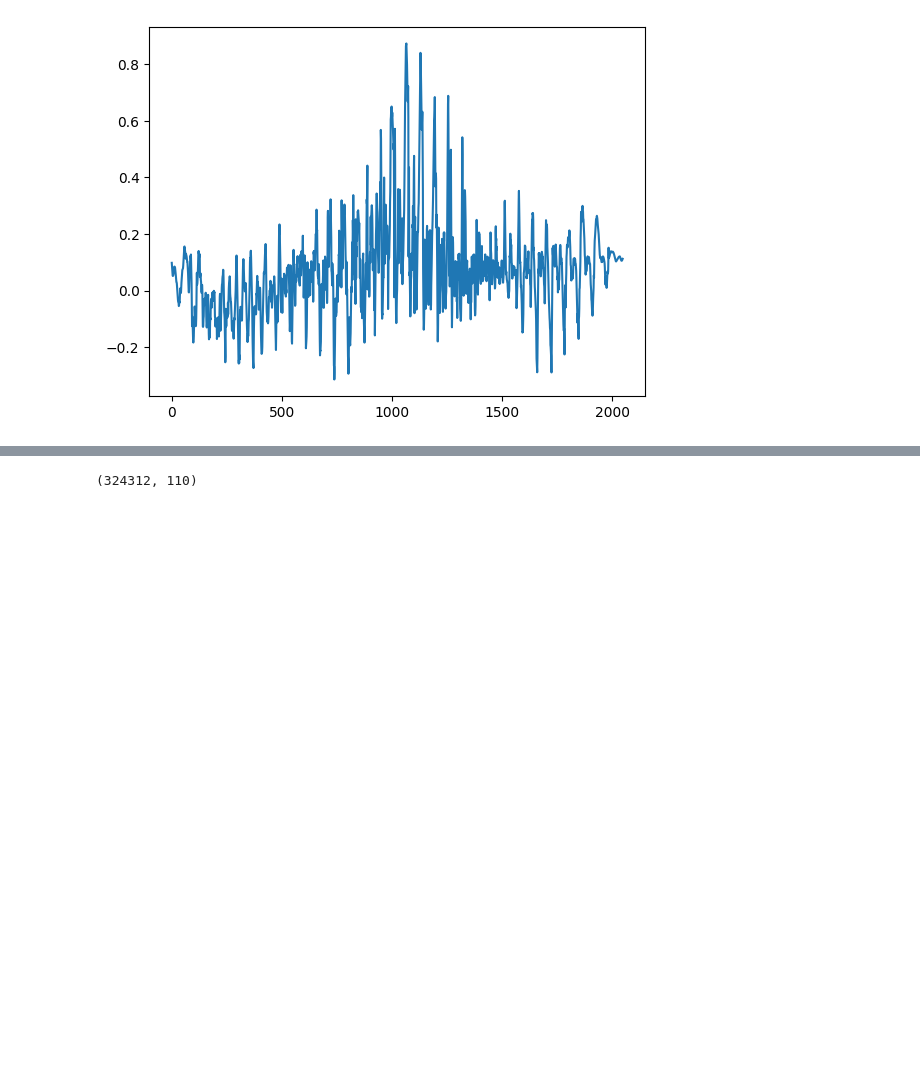
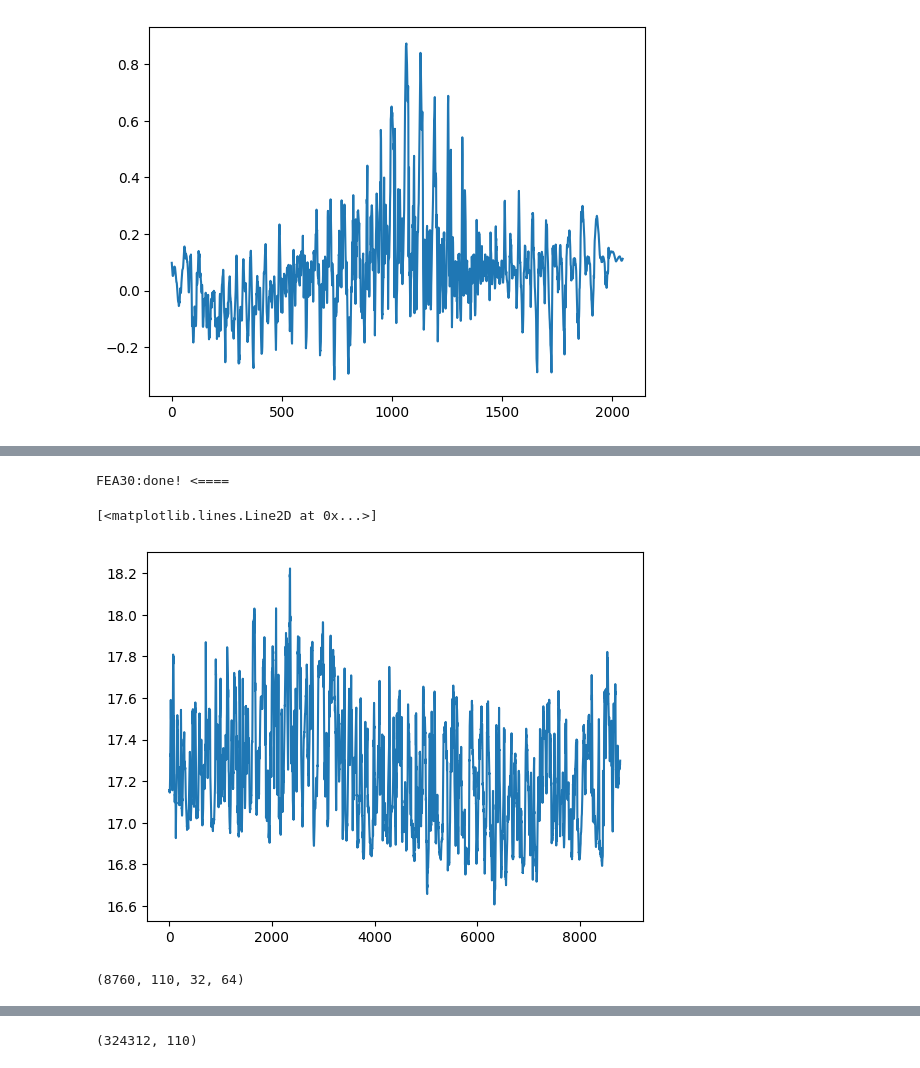
Before and after one commit to veya2ztn/Seq2SeqAutoregressiveModel, a Jupyter notebook: Data_Analysis.ipynb, the cells around one changed output, grey strips where cells are left out. Drawn from its saved outputs; the diff is of its cells as text; code cells hidden in the pictures; blank space fills up the shorter version.

```diff
--- a/Data_Analysis.ipynb
+++ b/Data_Analysis.ipynb
@@ -110,26 +202,0 @@ for year in tqdm(range(2015, 2016)):
-# %%
-for i in range(110):
-    save_file = f"datasets/weatherbench32x64/space_time_normlization/feature_{i}.npy"
-    print(f"deal_with_feature:{i}")
-    if os.path.exists(save_file):continue
-    picked_feature = all_data[-(36*366*24):,i].reshape(36,366*24,32*64)
-    start = np.copy(picked_feature)
-    origin= np.copy(picked_feature)
-    last_start = origin
-    ultra_mean = np.zeros((start.shape[1],32*64))
-    ultra_std  = np.ones((start.shape[1],32*64))
-    for _ in range(20):
-        mean, std = start.mean(axis=(0,2),keepdims=1),start.std(axis=(0,2),keepdims=1)
-        start = (start - mean)/std
-        ultra_mean = ultra_mean + ultra_std*mean
-        ultra_std  = ultra_std*std
-        mean, std = start.mean(axis=(0,1),keepdims=1),start.std(axis=(0,1),keepdims=1)
-        start = (start - mean)/std
-        ultra_mean = ultra_mean + ultra_std*mean
-        ultra_std  = ultra_std*std
-        delta = (np.linalg.norm(start-last_start))
-        if delta < 1e-5:
-            continue
-        last_start = start
-    ultra_mean_std = np.stack([ultra_mean,ultra_std])
-    np.save(save_file,ultra_mean_std)
@@ -152,0 +203,23 @@ KeyboardInterrupt:
+# %%
+feature_index=30
+offset = 0
+all_data = np.zeros((324312,32,64))
+unit_mean,unit_std = np.load('datasets/weatherbench32x64/mean_std.npy')
+unit = unit_std[feature_index]
+for year in range(1979, 2016):
+    yearhourlist= init_file_list([year])
+    for i,(year, hour) in enumerate(yearhourlist):
+        url = f"datasets/weatherbench32x64/{year}/{year}-{hour:04d}.npy"
+        all_data[offset] = np.load(url)[feature_index] / unit
+        offset+=1
+print(f"FEA{feature_index}:done! <====",end="\n")
+picked_feature = all_data[-(36*366*24):].reshape(36,366*24,32*64)
+# %% [output]
+FEA30:done! <====
+# %%
+picked_feature = picked_feature.transpose(0,2,1)
+# %%
+plt.plot(picked_feature[3,16*32])
+# %% [output]
+[<matplotlib.lines.Line2D at 0x...>]
+[figure, added]
@@ -152,0 +228,4 @@ KeyboardInterrupt:
+# %%
+dailymeanstd.shape
+# %% [output]
+(8760, 110, 32, 64)
```
Also changed, not shown: parts of 49 cells of this notebook, 5 other files.
